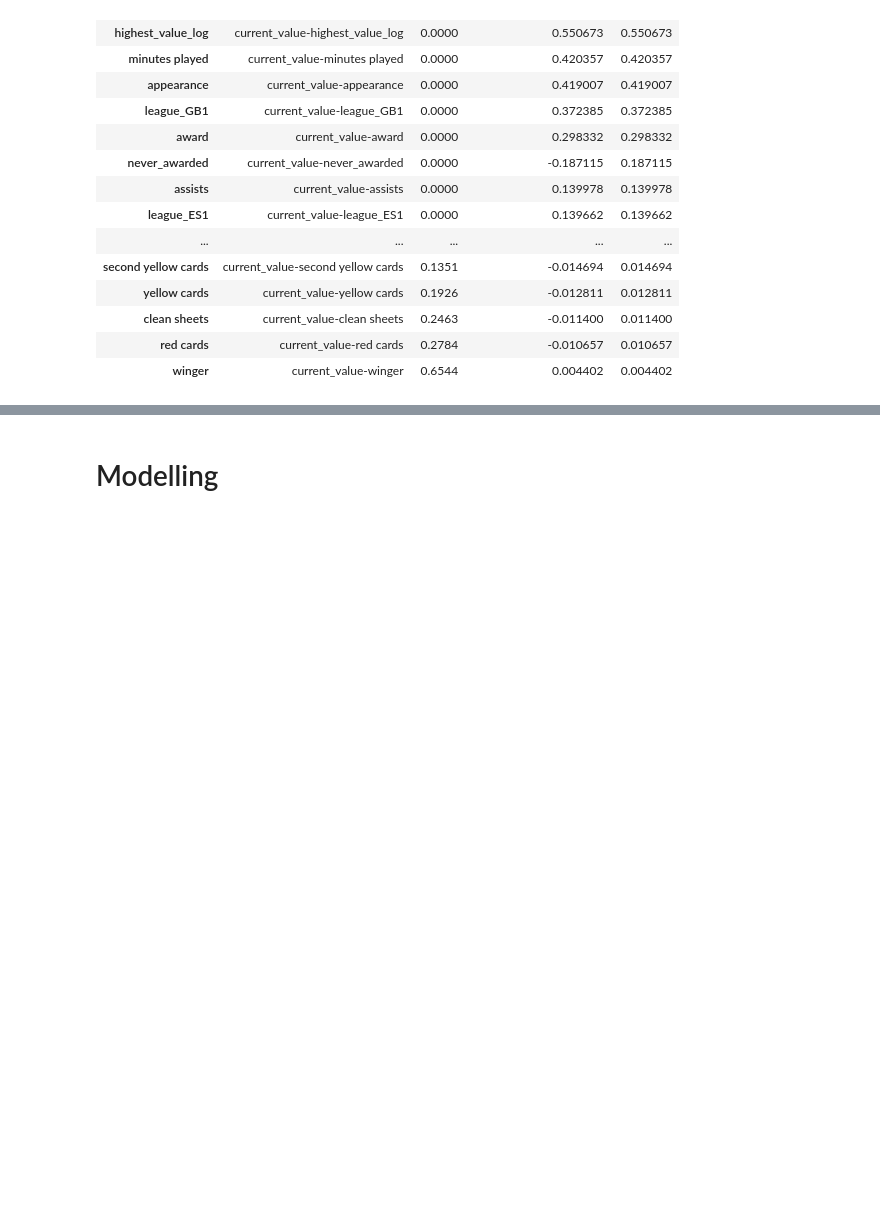
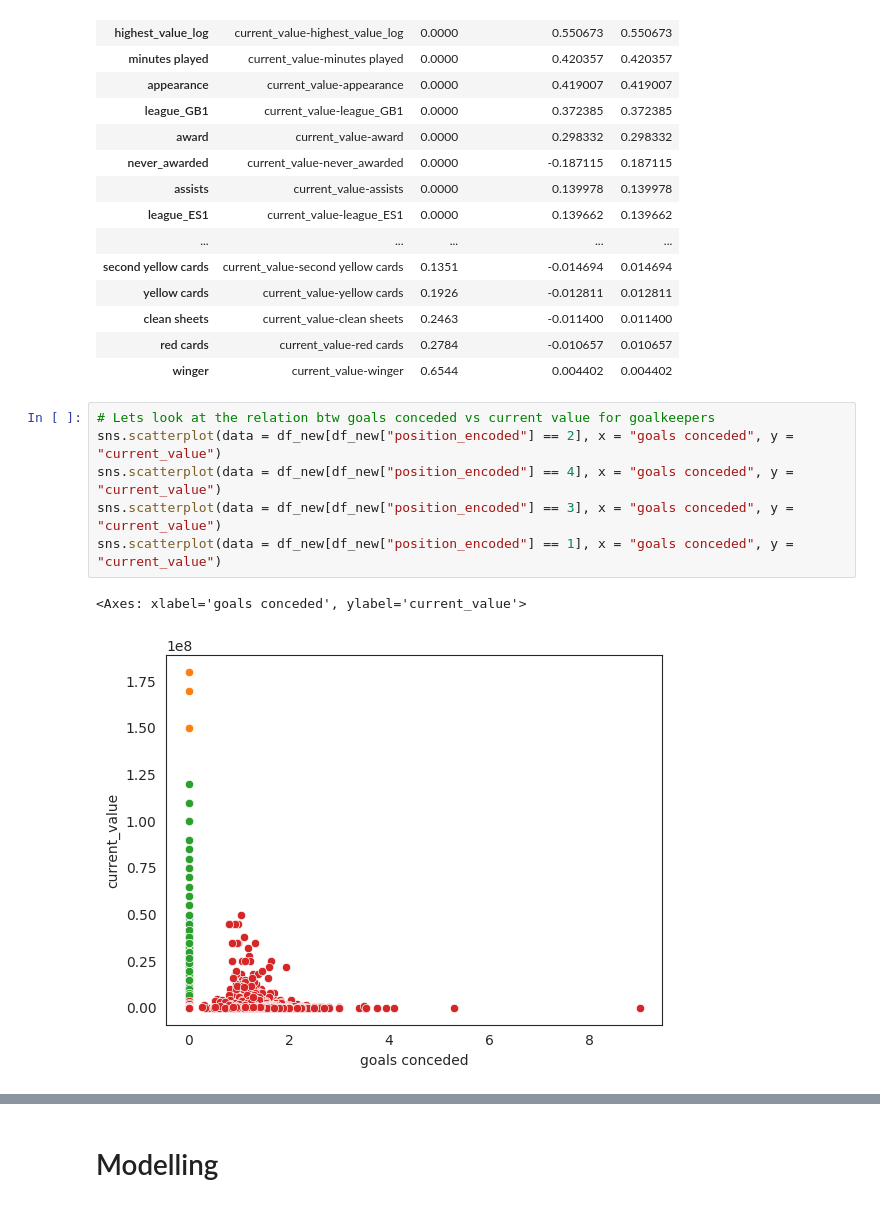
Before and after one commit to kaanbaycan/IE-423-Forecasting-Tasks, a Jupyter notebook: IE_423_Task_1.ipynb, the cells around one changed output, grey strips where cells are left out. Cells and saved outputs as stored; diff of their text form; blank space fills up the shorter version.

```diff
--- a/IE_423_Task_1.ipynb
+++ b/IE_423_Task_1.ipynb
@@ -649,3 +649,12 @@ correlation(df_new,"current_value")
 | clean sheets | current_value-clean sheets | 0.2463 | -0.011400 | 0.011400 |
 | red cards | current_value-red cards | 0.2784 | -0.010657 | 0.010657 |
 | winger | current_value-winger | 0.6544 | 0.004402 | 0.004402 |
+# %%
+# Lets look at the relation btw goals conceded vs current value for goalkeepers
+sns.scatterplot(data = df_new[df_new["position_encoded"] == 2], x = "goals conceded", y = "current_value")
+sns.scatterplot(data = df_new[df_new["position_encoded"] == 4], x = "goals conceded", y = "current_value")
+sns.scatterplot(data = df_new[df_new["position_encoded"] == 3], x = "goals conceded", y = "current_value")
+sns.scatterplot(data = df_new[df_new["position_encoded"] == 1], x = "goals conceded", y = "current_value")
+# %% [output]
+<Axes: xlabel='goals conceded', ylabel='current_value'>
+[figure, added]
```
Also changed, not shown: parts of 53 cells of this notebook.
